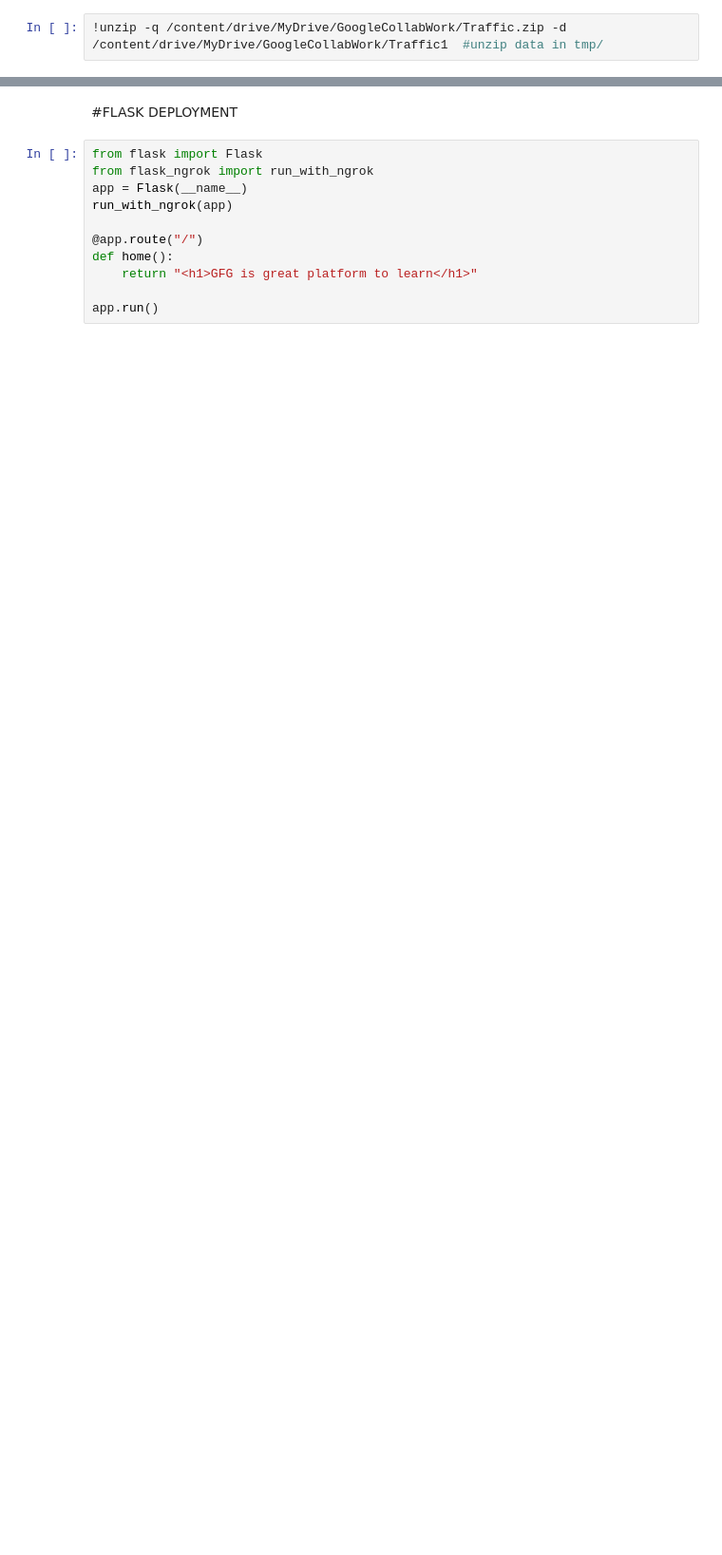
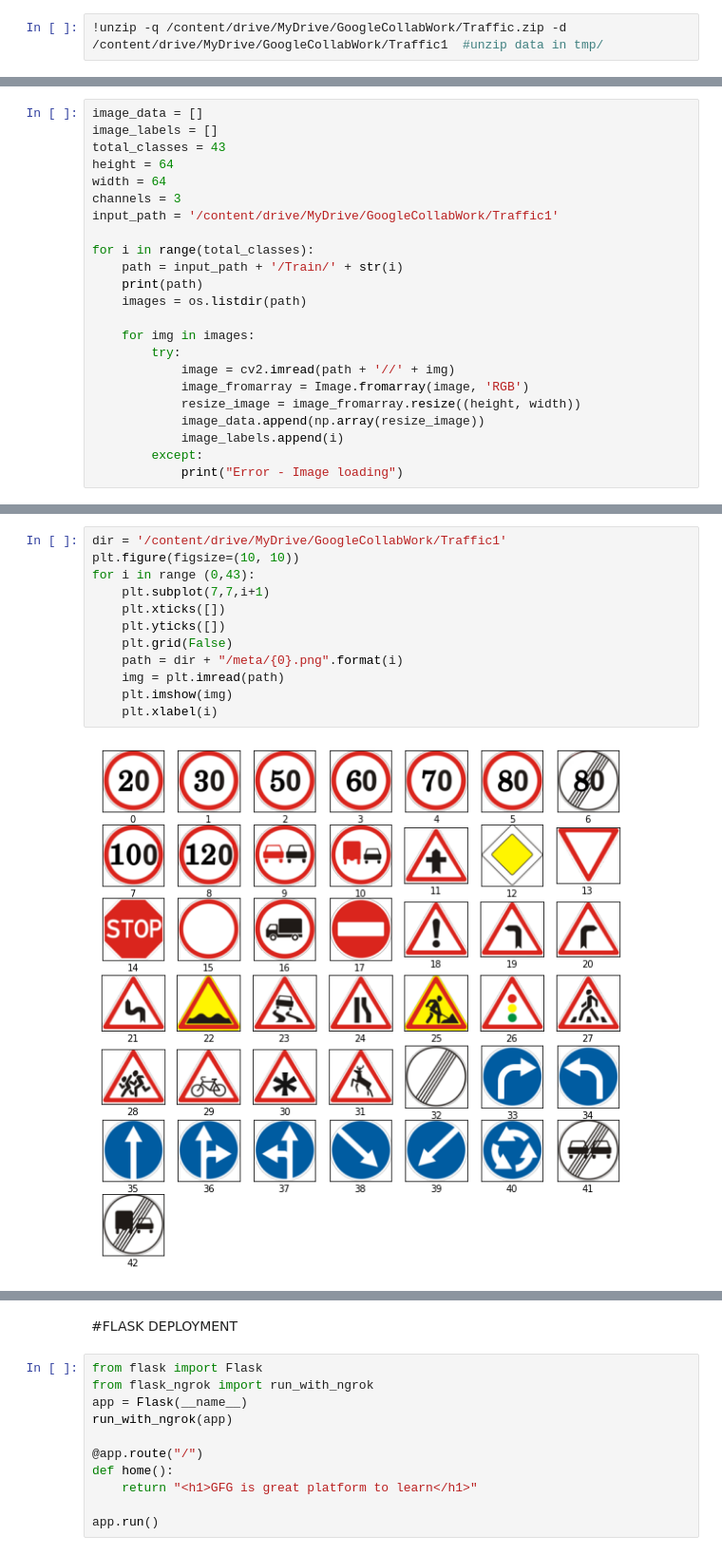
Before and after one commit to tauseefhashmi/TrafficSignDetectionEffNetB0, a Jupyter notebook: Analytics_4.ipynb, the cells around one changed output, grey strips where cells are left out. Shown at 95% size. Cells and saved outputs as stored; diff of their text form; blank space fills up the shorter version.

```diff
--- a/Analytics_4.ipynb
+++ b/Analytics_4.ipynb
@@ -109,0 +45,23 @@ Epoch 10/10
+# %%
+image_data = []
+image_labels = []
+total_classes = 43
+height = 64
+width = 64
+channels = 3
+input_path = '/content/drive/MyDrive/GoogleCollabWork/Traffic1'
+
+for i in range(total_classes):
+    path = input_path + '/Train/' + str(i)
+    print(path)
+    images = os.listdir(path)
+
+    for img in images:
+        try:
+            image = cv2.imread(path + '//' + img)
+            image_fromarray = Image.fromarray(image, 'RGB')
+            resize_image = image_fromarray.resize((height, width))
+            image_data.append(np.array(resize_image))
+            image_labels.append(i)
+        except:
+            print("Error - Image loading")
@@ -109,0 +92,14 @@ Epoch 10/10
+# %%
+dir = '/content/drive/MyDrive/GoogleCollabWork/Traffic1'
+plt.figure(figsize=(10, 10))
+for i in range (0,43):
+    plt.subplot(7,7,i+1)
+    plt.xticks([])
+    plt.yticks([])
+    plt.grid(False)
+    path = dir + "/meta/{0}.png".format(i)
+    img = plt.imread(path)
+    plt.imshow(img)
+    plt.xlabel(i)
+# %% [output]
+[figure, added]
```
Also changed, not shown: parts of 49 cells of this notebook.
